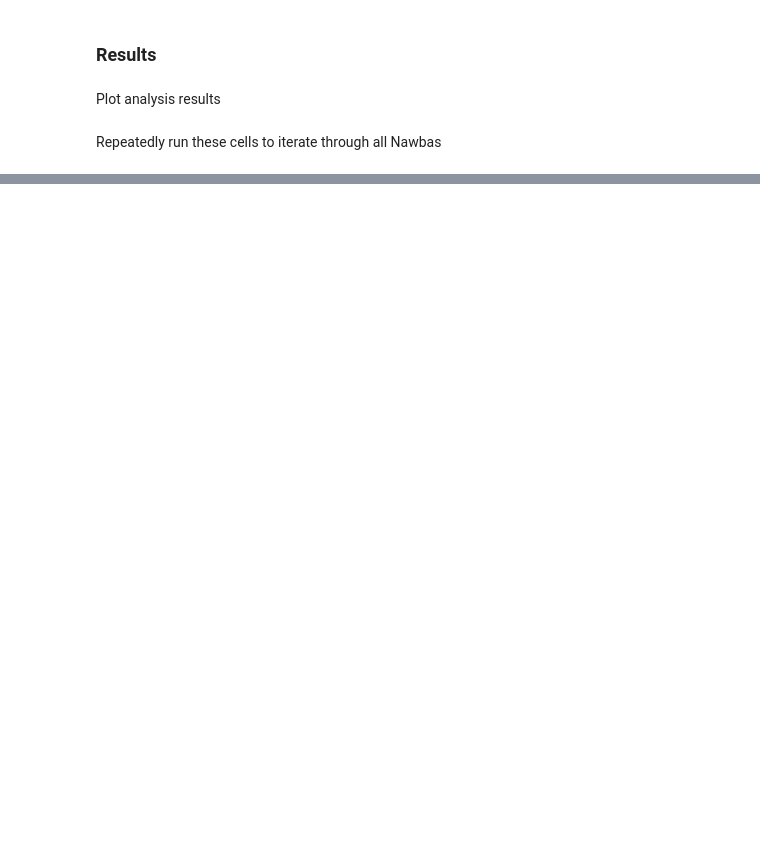
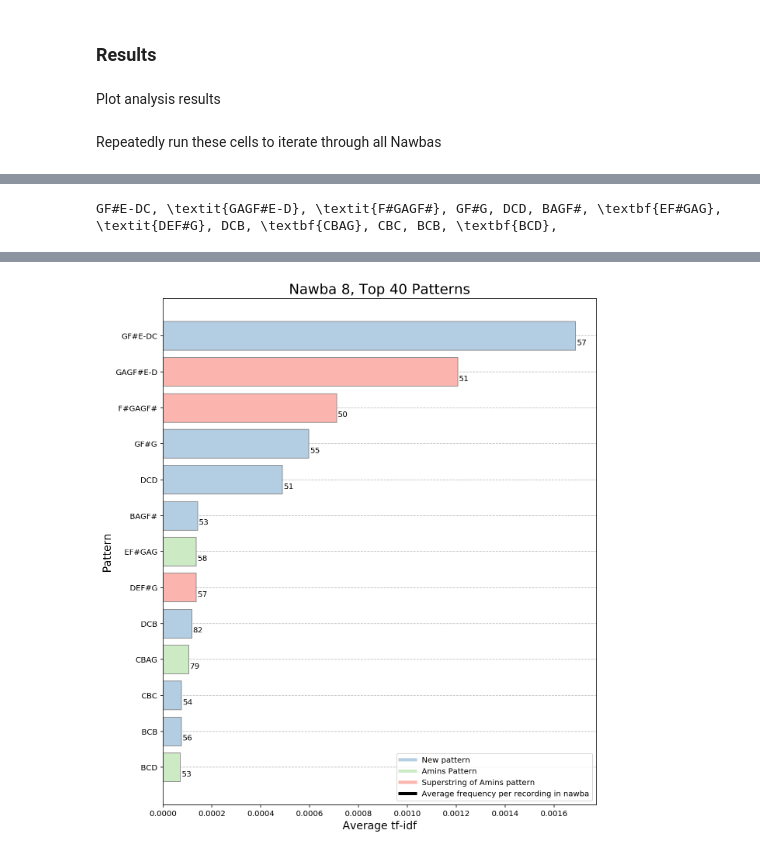
Before and after one commit to thomasgnuttall/quantifying_centones, a Jupyter notebook: notebooks/quantifying_centones.ipynb, the cells around one changed output, grey strips where cells are left out. Saved outputs shown, nothing was run; the diff lists cells and outputs as text; code cells hidden in the pictures; blank space fills up the shorter version.

```diff
--- a/notebooks/quantifying_centones.ipynb
+++ b/notebooks/quantifying_centones.ipynb
@@ -112,8 +132,10 @@ if i > len(set(nawba_centones.keys())):
 # Bars marked green match amins centones
 # Bars marked red are supersets of amins centones
 # Bars marked blues are un defined centones
-nawba = 'Nawba_{}'.format(11)
-reporting.get_top_centones_plot(frame_grouped, nawba, nawba_centones, nawba_scores[nawba], n=13, min_freq=50)
+nawba = 'Nawba_{}'.format(8)
+reporting.get_top_centones_plot(frame_grouped, nawba, nawba_centones, nawba_scores[nawba], n=40, min_freq=50)
 #i += 1
 #if i > len(set(nawba_centones.keys())):
 #    i = 1
+# %% [output]
+GF#E-DC, \textit{GAGF#E-D}, \textit{F#GAGF#}, GF#G, DCD, BAGF#, \textbf{EF#GAG}, \textit{DEF#G}, DCB, \textbf{CBAG}, CBC, BCB, \textbf{BCD},
@@ -119,0 +143 @@ reporting.get_top_centones_plot(frame_grouped, nawba, nawba_centones, nawba_scor
+[figure, added]
```
Also changed, not shown: parts of 5 cells of this notebook, 1 other file.
